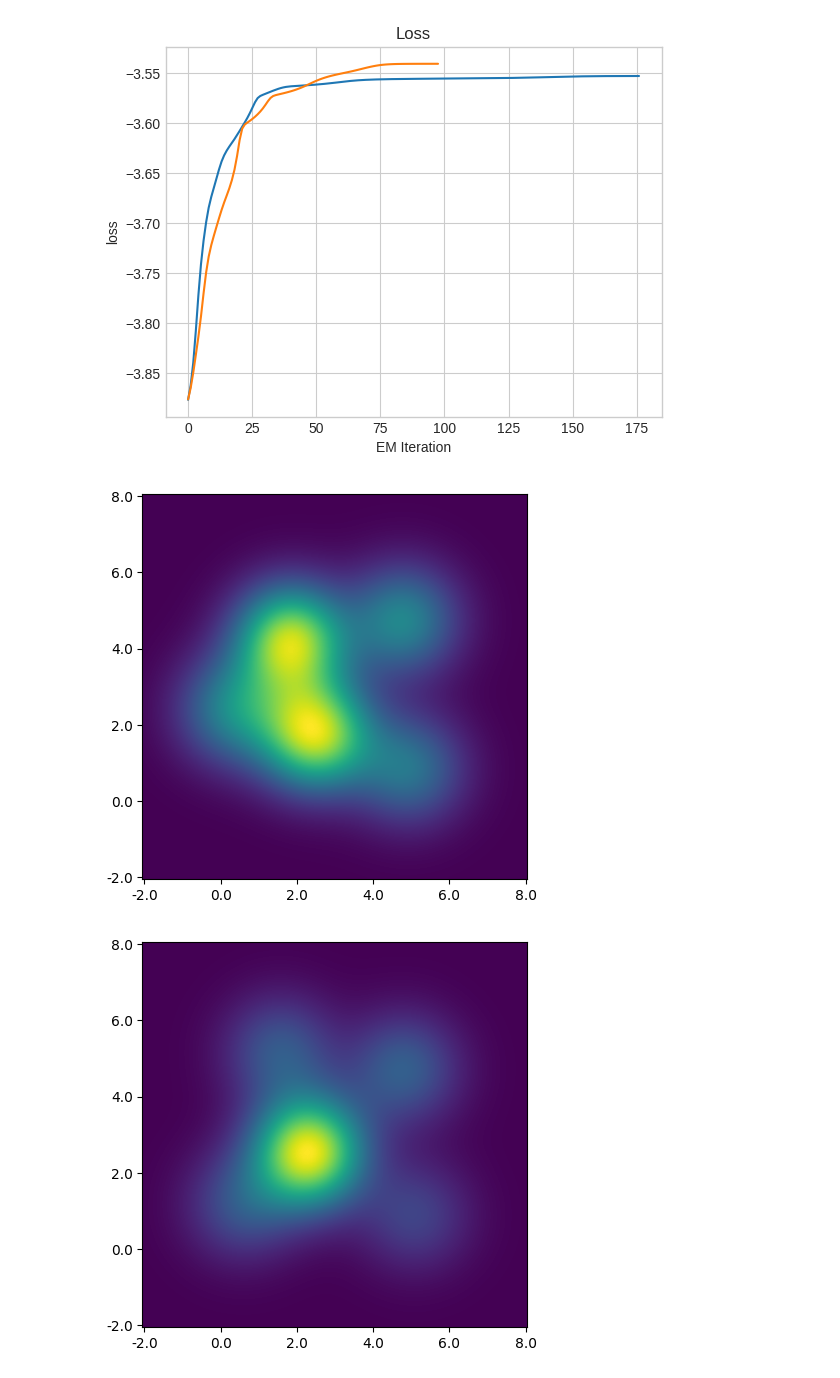
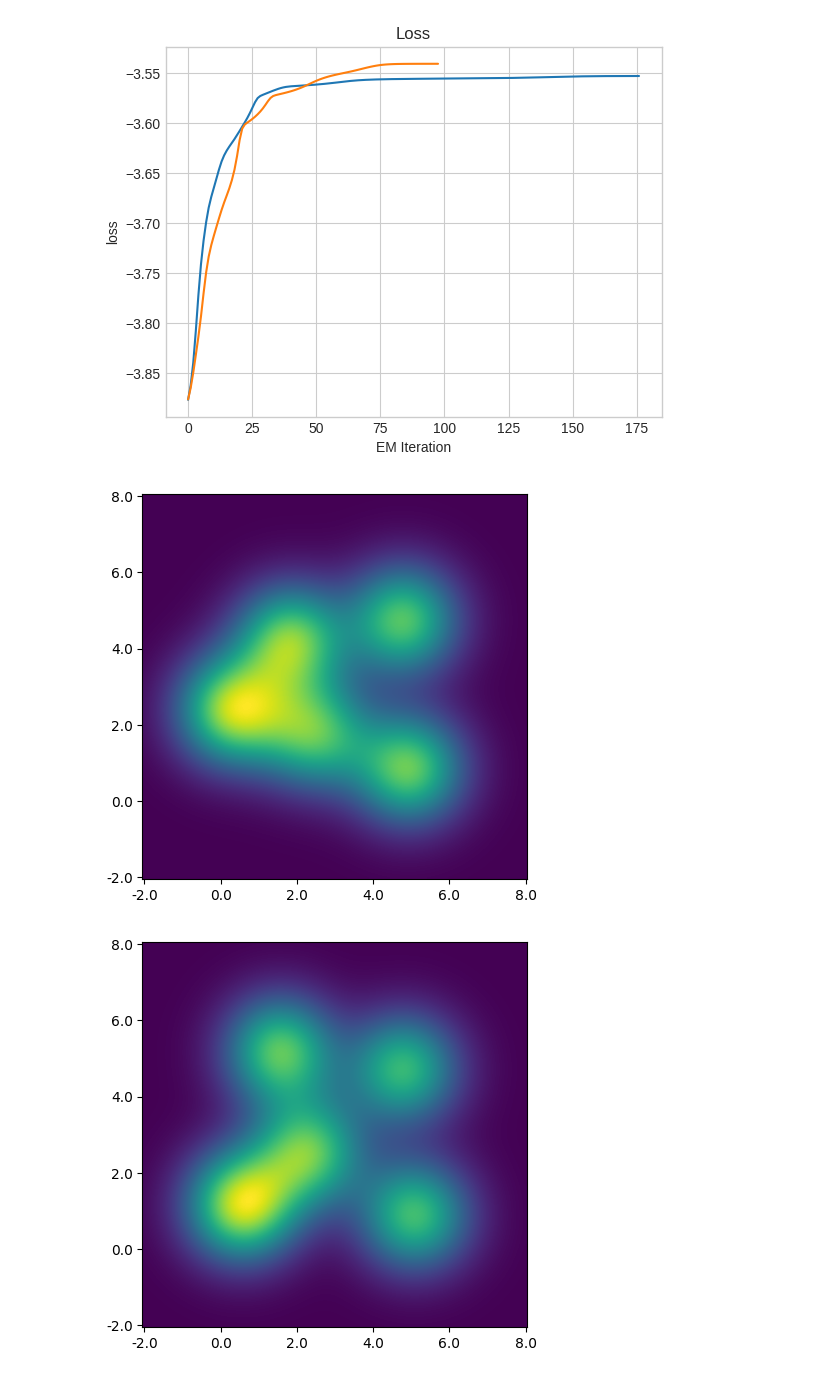
Before and after one commit to FengNiMa/203Project, a Jupyter notebook: Results.ipynb, the cells around one changed output. Saved outputs shown, nothing was run; the diff lists cells and outputs as text; code cells hidden in the pictures.

Commit message:
To merge results folder

```diff
--- a/Results.ipynb
+++ b/Results.ipynb
@@ -24,0 +121,3 @@ Losses
+# %%
+plt.style.use('default')
+MoG_plot(pi[0], mu[0], cov[0])
@@ -50,29 +161,3 @@ for i in iters:
-# %%
-def MoG_prob(x, pi, mu):
-    K, dim = mu.shape
-    assert x.shape == (dim,)
-    assert pi.shape == (K,)
-    prob = 0.0
-    for k in range(K):
-        log_prob_k = -dim * 0.5 * math.log(2 * math.pi) - 0.5 * (x - mu[k]).dot(x - mu[k])
-        prob += np.exp(log_prob_k) * pi[k]
-    return prob
-
-def MoG_plot(pi, mu):
-    plt.figure(figsize=(5, 5))
-
-    x1 = x2 = np.linspace(-2.0, 8.0, 101)
-    p_lists = []
-    for _x1 in x1:
-        p = []
-        for _x2 in x2:
-            p.append(MoG_prob(np.array((_x1, _x2)), pi, mu) )
-        p_lists.append(p)
-    P = np.array(p_lists)
-
-    plt.imshow(P, origin='lower', interpolation='bilinear')
-    plt.xticks(np.linspace(0, 100, 6), np.linspace(-2, 8, 6))
-    plt.yticks(np.linspace(0, 100, 6), np.linspace(-2, 8, 6))
 # %%
 data_fname = 'data_multi_adv.npz'
 load_data = np.load(data_fname)
@@ -100,5 +200,5 @@ MoG_plot(true_pi, true_mu)
 # %%
 plt.style.use('default')
 for i in range(len(pi)):
-    MoG_plot(pi[i], mu[i])
+    MoG_plot(pi[i], mu[i], cov[i])
 # %% [output]
@@ -109,6 +221,6 @@ for i in range(len(pi)):
 # %%
 #K=5-lam=0.1
-pi, mu, _, p_loss, d_loss, iters, _ = import_result_penalizedEM("results_multi_adv_EM/Penalized-K=5-lam=0.1-N=500.p")
+pi, mu, cov, p_loss, d_loss, iters, time = import_result_penalizedEM("results_multi_adv_EM/Penalized-K=5-lam=0.1-N=500.p")
 plt.style.use('seaborn-whitegrid')
 # %%
 fig = plt.figure()
@@ -125,7 +237,7 @@ for loss in d_loss:
 # %%
 plt.style.use('default')
 for i in range(len(pi)):
-    MoG_plot(pi[i], mu[i])
+    MoG_plot(pi[i], mu[i], cov[i])
 # %% [output]
-[figure, old version]
+[figure, new version]
-[figure, old version]
+[figure, new version]
```
Also changed, not shown: parts of 30 cells of this notebook, 1 other file.
